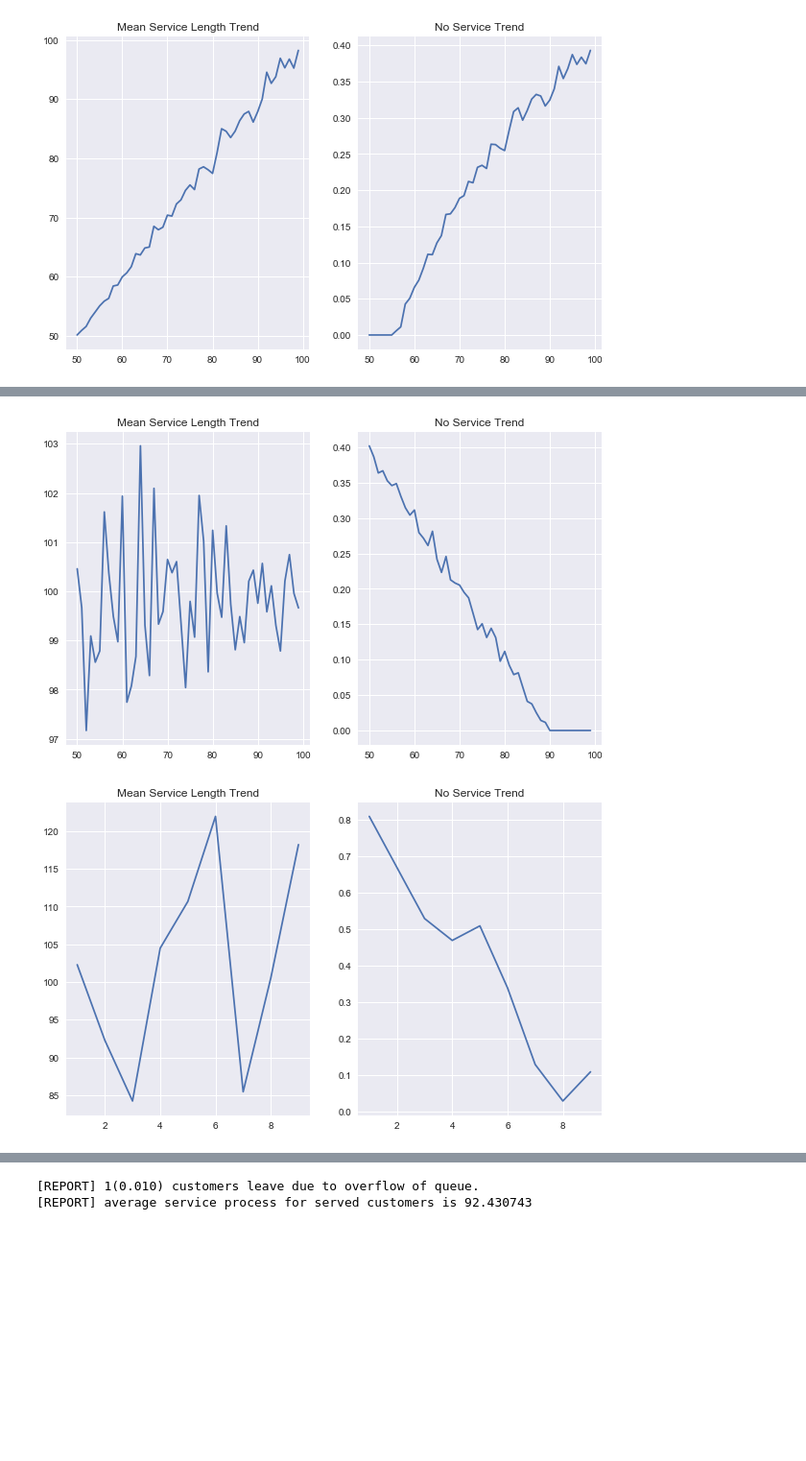
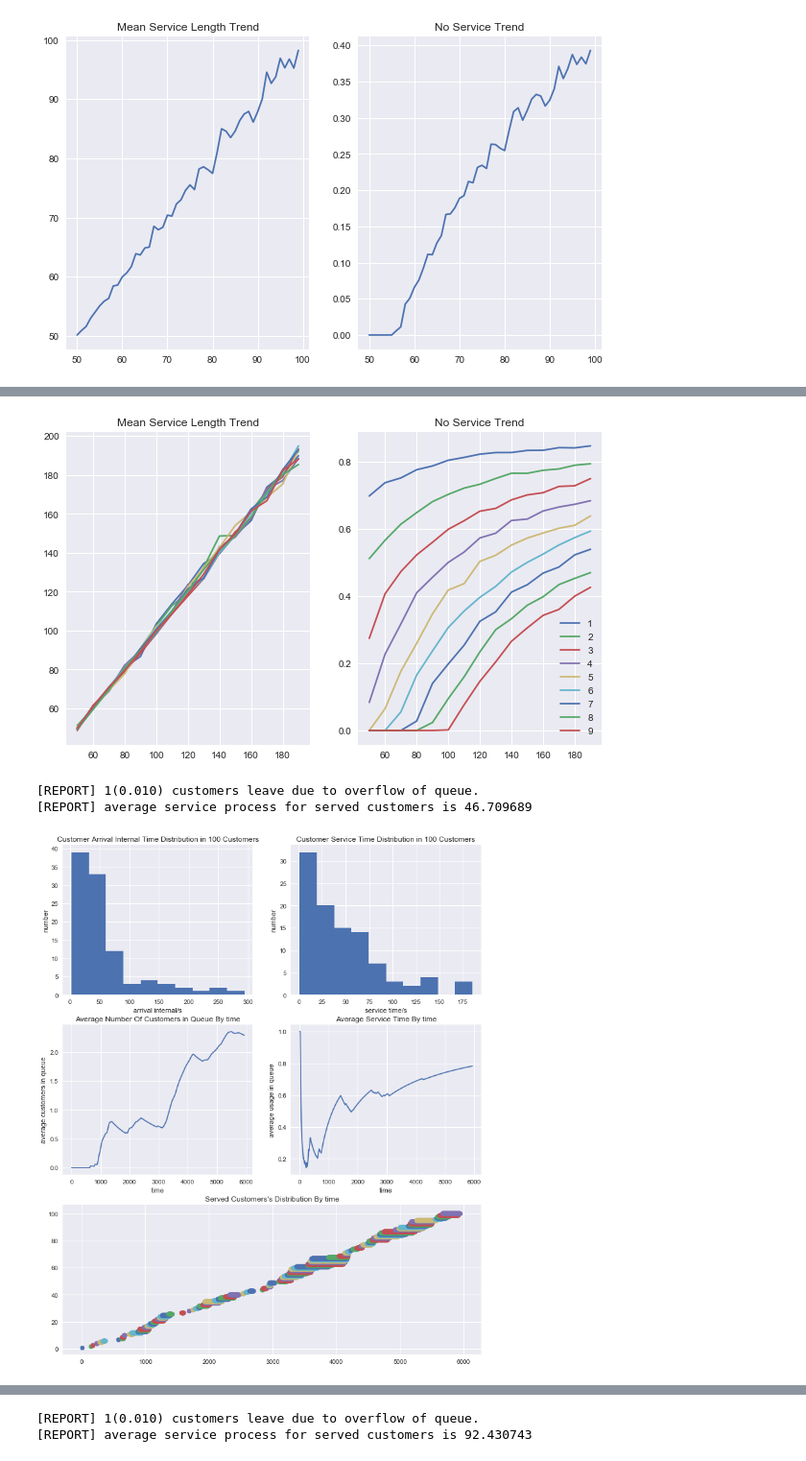
Before and after one commit to sinoyou/MM1-SingleQueueSimulation, a Jupyter notebook: visual_notebook.ipynb, the cells around one changed output, grey strips where cells are left out. Shown at 96% size. Cells and saved outputs as stored; diff of their text form; code cells hidden in the pictures; blank space fills up the shorter version.

```diff
--- a/visual_notebook.ipynb
+++ b/visual_notebook.ipynb
@@ -23,13 +71,15 @@ a.task_parameter_of_arrival_mean(service_mean_list, 100.0,100, 10, 1)
 # %%
-# mean_arrive=50.0, mean_serve=100.0, num_custom=10000, max_queue=1000, num_service=1
-internal_mean_list = np.arange(50.0, 100.0, 1)
-a.task_parameter_of_arrival_mean(service_mean_list, 100.0,10000, 1000, 1)
+# mean_arrive=10.0, mean_serve=100.0, num_custom=10000, max_queue=1000, num_service=1
+service_list = range(1,10,1)
+service_mean_list = range(50,200,10)
+a.task_parameter_of_service_mean(10, service_mean_list,10000, 1000, service_list)
 # %% [output]
-[figure, old version]
+[figure, new version]
 # %%
-# mean_arrive=10.0, mean_serve=100.0, num_custom=100, max_queue=10, num_service=1
-service_list = range(1,10,1)
-a.task_parameter_of_service_num(10, 100.0,100, 10, service_list)
+# mean_arrive=50.0, mean_serve=50.0, num_custom=100, max_queue=20, num_service=1
+a.task_simulate(50.0, 50.0, 100, 20, 1)
 # %% [output]
+[REPORT] 1(0.010) customers leave due to overflow of queue.
+[REPORT] average service process for served customers is 46.709689
-[figure, old version]
+[figure, new version]
 # %%
```
Also changed, not shown: parts of 12 cells of this notebook, 2 other files.
